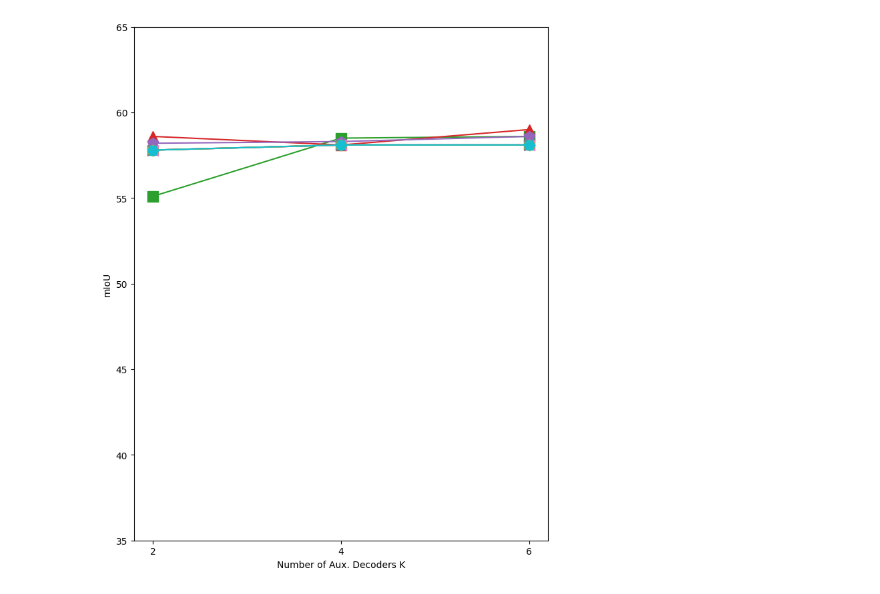
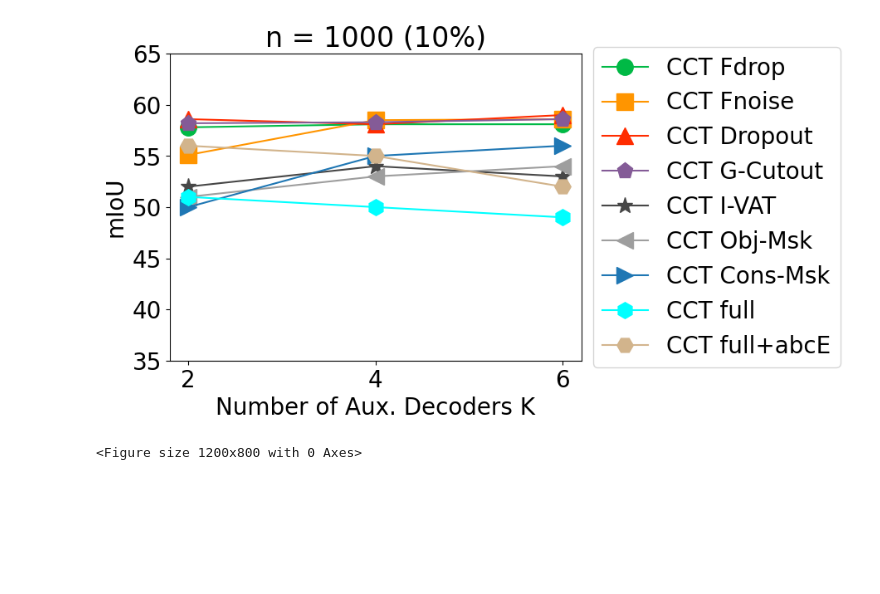
Before and after one commit to SimonCao1207/CCT, a Jupyter notebook: plotGraph.ipynb, the cells around one changed output. Saved outputs shown, nothing was run; the diff lists cells and outputs as text; code cells hidden in the pictures; blank space fills up the shorter version.

Commit message:
plot graph figure 6

```diff
--- a/plotGraph.ipynb
+++ b/plotGraph.ipynb
@@ -35,14 +48,22 @@ style = {
 # %%
+plt.rcParams.update({'font.size': 20})
+fig, ax = plt.subplots()
 x = np.array([2,4,6])
-plt.figure(figsize=(8,10))
+plt.figure(figsize=(12,8))
+lstLines = []
+lstLabels = []
 for k, v in decoders.items():
-    # print(v)
     y = np.array([100*i for i in v])
-    plt.plot(x, y, next(color_cycle), marker=style[k], markersize=12)
-plt.xticks(x)
-plt.yticks(np.arange(35, 70, step=5))
-plt.xlabel("Number of Aux. Decoders K")
-plt.ylabel("mIoU")
+    line,  = ax.plot(x, y, color[k], marker=style[k], markersize=14, label=k)
+    lstLines.append(line)
+    lstLabels.append(k)
+ax.set_xticks(x)
+ax.set_yticks(np.arange(35, 70, step=5))
+ax.set_title("n = 1000 (10%)")
+ax.set_xlabel("Number of Aux. Decoders K")
+ax.set_ylabel("mIoU")
+ax.legend(lstLines, lstLabels, loc='center left', bbox_to_anchor=(1, 0.5))
 plt.show()
 # %% [output]
-[figure, old version]
+[figure, new version]
+<Figure size 1200x800 with 0 Axes>
```
Also changed, not shown: parts of 1 cell of this notebook.
